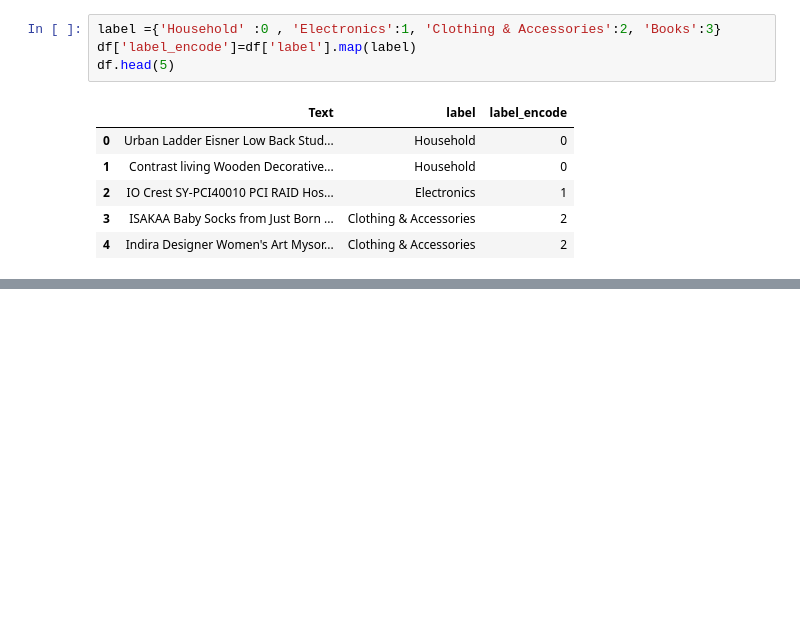
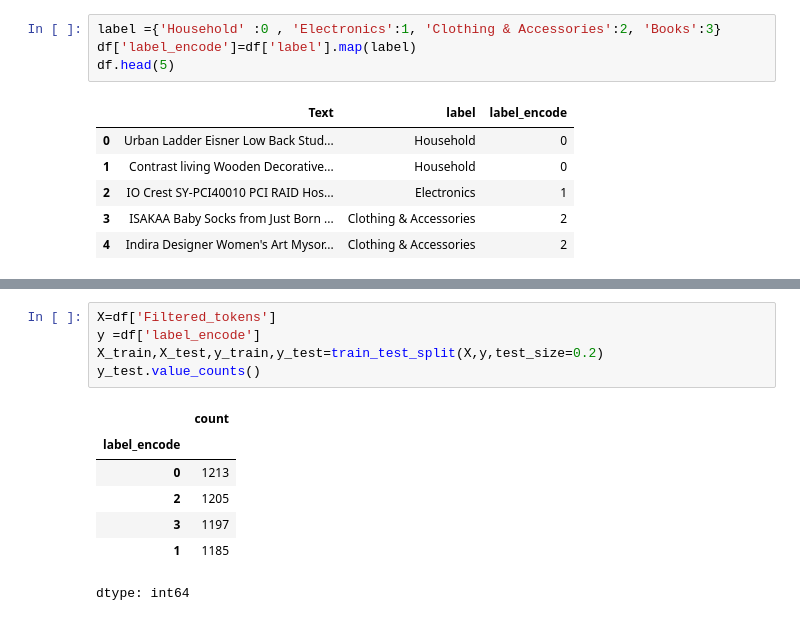
Before and after one commit to bobbyknit007/CookBook, a Jupyter notebook: Bayes/TermFreqInverseDocFrequency.ipynb, the cells around one changed output, grey strips where cells are left out. Cells and saved outputs as stored; diff of their text form; blank space fills up the shorter version.

```diff
--- a/Bayes/TermFreqInverseDocFrequency.ipynb
+++ b/Bayes/TermFreqInverseDocFrequency.ipynb
@@ -68,0 +152,13 @@ print(tfdif_matrix)
+# %%
+X=df['Filtered_tokens']
+y =df['label_encode']
+X_train,X_test,y_train,y_test=train_test_split(X,y,test_size=0.2)
+y_test.value_counts()
+# %% [output]
+|  | count |
+| label_encode |  |
+| 0 | 1213 |
+| 2 | 1205 |
+| 3 | 1197 |
+| 1 | 1185 |
+dtype: int64
```
Also changed, not shown: parts of 16 cells of this notebook.
